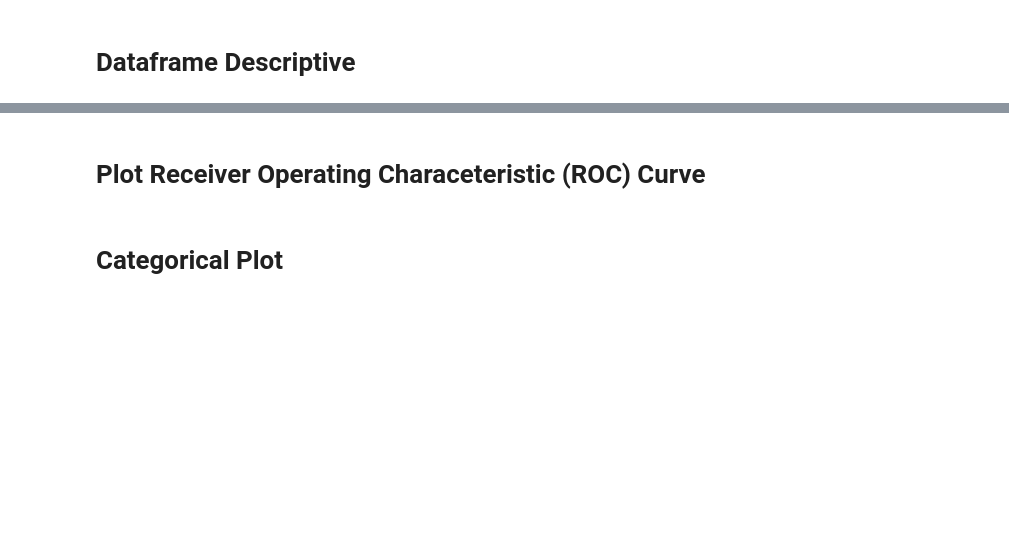
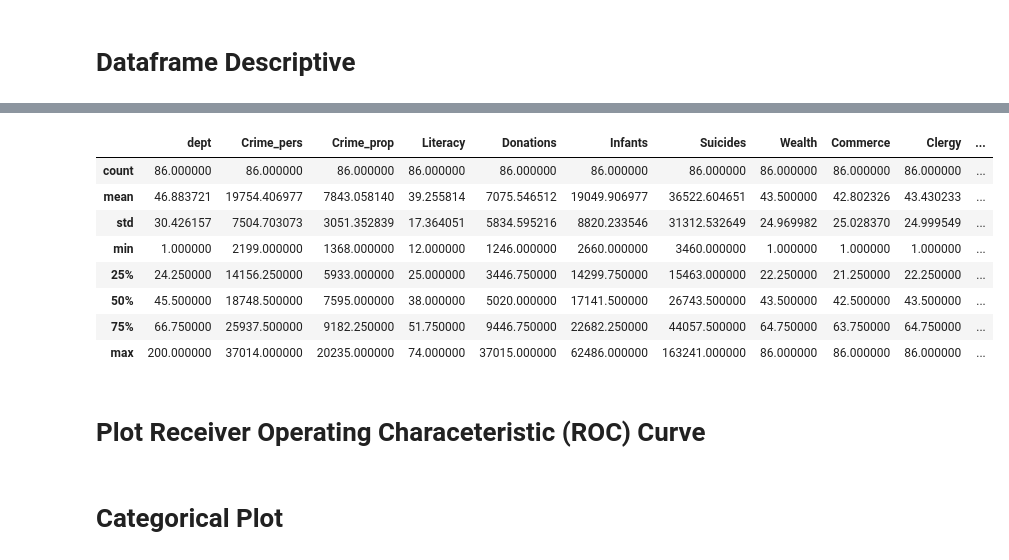
Before and after one commit to khayweee/python-manual, a Jupyter notebook: Python Cheatsheet.ipynb, the cells around one changed output, grey strips where cells are left out. Drawn from its saved outputs; the diff is of its cells as text; code cells hidden in the pictures; blank space fills up the shorter version.

Commit message:
housekeeping - standardising data inputs

```diff
--- a/Python Cheatsheet.ipynb
+++ b/Python Cheatsheet.ipynb
@@ -32,3 +27,7 @@ dict_keys(['data', 'target', 'feature_names', 'DESCR', 'filename'])
+# %%
+iris = datasets.load_iris()
+boston = datasets.load_boston()
+guerry = sm.datasets.get_rdataset("Guerry", "HistData") #'Data from A.-M. Guerry, "Essay on the Moral Statistics of France"'
 # %% [markdown]
 ## Iris Dataset
 # %%
@@ -51,2 +54,4 @@ boston_df = boston_data_df.join(boston_target_df)
+# %%
+guerry_df = guerry.data
 # %% [markdown]
 # Dataframe Descriptive
@@ -90,3 +71,16 @@ boston_df.describe()
+# %%
+#Gueey
+guerry_df.describe()
+# %% [output]
+|  | dept | Crime_pers | Crime_prop | Literacy | Donations | Infants | Suicides | Wealth | Commerce | Clergy | ... |
+| count | 86.000000 | 86.000000 | 86.000000 | 86.000000 | 86.000000 | 86.000000 | 86.000000 | 86.000000 | 86.000000 | 86.000000 | ... |
+| mean | 46.883721 | 19754.406977 | 7843.058140 | 39.255814 | 7075.546512 | 19049.906977 | 36522.604651 | 43.500000 | 42.802326 | 43.430233 | ... |
+| std | 30.426157 | 7504.703073 | 3051.352839 | 17.364051 | 5834.595216 | 8820.233546 | 31312.532649 | 24.969982 | 25.028370 | 24.999549 | ... |
+| min | 1.000000 | 2199.000000 | 1368.000000 | 12.000000 | 1246.000000 | 2660.000000 | 3460.000000 | 1.000000 | 1.000000 | 1.000000 | ... |
+| 25% | 24.250000 | 14156.250000 | 5933.000000 | 25.000000 | 3446.750000 | 14299.750000 | 15463.000000 | 22.250000 | 21.250000 | 22.250000 | ... |
+| 50% | 45.500000 | 18748.500000 | 7595.000000 | 38.000000 | 5020.000000 | 17141.500000 | 26743.500000 | 43.500000 | 42.500000 | 43.500000 | ... |
+| 75% | 66.750000 | 25937.500000 | 9182.250000 | 51.750000 | 9446.750000 | 22682.250000 | 44057.500000 | 64.750000 | 63.750000 | 64.750000 | ... |
+| max | 200.000000 | 37014.000000 | 20235.000000 | 74.000000 | 37015.000000 | 62486.000000 | 163241.000000 | 86.000000 | 86.000000 | 86.000000 | ... |
 # %% [markdown]
 # Plot Receiver Operating Characeteristic (ROC) Curve
 # %%
```
Also changed, not shown: parts of 25 cells of this notebook.
